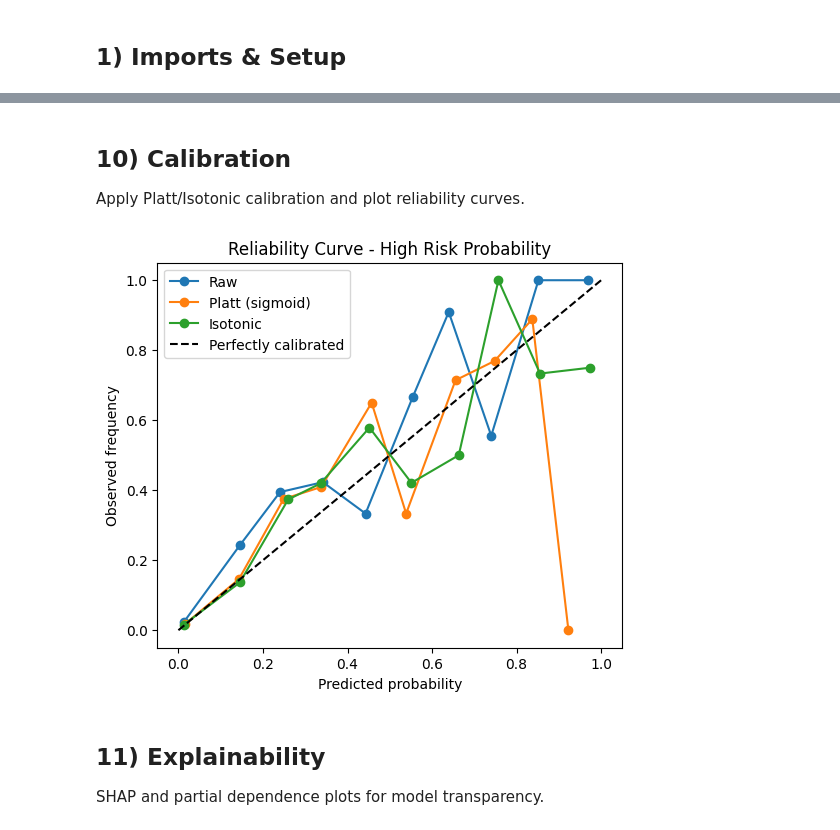
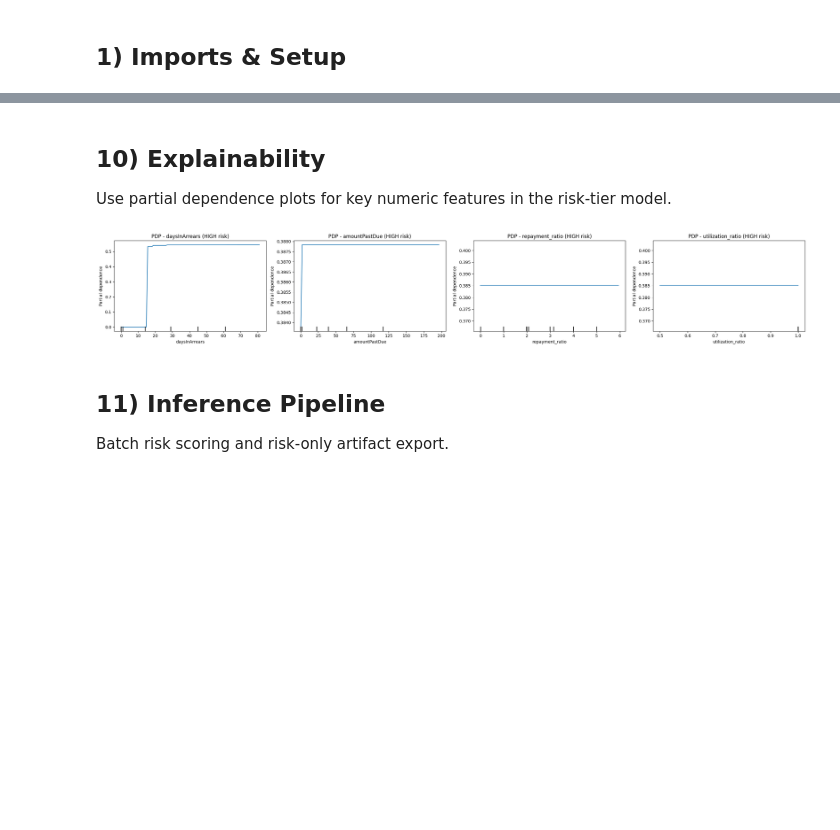
Before and after one commit to inkomoko-cmu/inkomoko-earlywarning-system, a Jupyter notebook: ml/notebooks/risk-model.ipynb, the cells around one changed output, grey strips where cells are left out. Saved outputs shown, nothing was run; the diff lists cells and outputs as text; code cells hidden in the pictures; blank space fills up the shorter version.

```diff
--- a/ml/notebooks/risk-model.ipynb
+++ b/ml/notebooks/risk-model.ipynb
@@ -697,39 +776,38 @@ Brier (high-risk): 0.0438
 # %% [markdown]
-## 10) Calibration
-Apply Platt/Isotonic calibration and plot reliability curves.
+## 10) Explainability
+
+Use partial dependence plots for key numeric features in the risk-tier model.
 # %%
-# Calibrate one-vs-rest probability for HIGH risk class
-high_train = (y_train_ord_num == 2).astype(int)
-high_test = (y_test_ord_num == 2).astype(int)
+try:
+    candidate = [c for c in ["daysInArrears", "amountPastDue", "repayment_ratio", "utilization_ratio"] if c in X_test.columns]
+    if len(candidate) < 2:
+        candidate = [c for c in num_cols if c in X_test.columns][:2]
 
-base_binary = Pipeline([
-    ("prep", preprocess),
-    ("clf", LogisticRegression(max_iter=1000, random_state=SEED)),
-])
+    if not candidate:
+        raise ValueError("No numeric features available for partial dependence")
 
-cal_sigmoid = CalibratedClassifierCV(base_binary, method="sigmoid", cv=3)
-cal_isotonic = CalibratedClassifierCV(base_binary, method="isotonic", cv=3)
+    fig, ax = plt.subplots(1, len(candidate), figsize=(6 * len(candidate), 4))
+    if len(candidate) == 1:
+        ax = [ax]
 
-cal_sigmoid.fit(X_train, high_train)
-cal_isotonic.fit(X_train, high_train)
+    for i, feat in enumerate(candidate):
+        PartialDependenceDisplay.from_estimator(
+            advanced_models["risk_tier"],
+            X_test,
+            [feat],
+            target=2,
+            ax=ax[i],
+        )
+        ax[i].set_title(f"PDP - {feat} (HIGH risk)")
 
-p_sig = cal_sigmoid.predict_proba(X_test)[:, 1]
-p_iso = cal_isotonic.predict_proba(X_test)[:, 1]
-
-fig, ax = plt.subplots(figsize=(6, 5))
-for probs, label in [(adv_ord_proba[:, 2], "Raw"), (p_sig, "Platt (sigmoid)"), (p_iso, "Isotonic")]:
-    frac_pos, mean_pred = calibration_curve(high_test, probs, n_bins=10)
-    ax.plot(mean_pred, frac_pos, marker="o", label=label)
-ax.plot([0, 1], [0, 1], "k--", label="Perfectly calibrated")
-ax.set_title("Reliability Curve - High Risk Probability")
-ax.set_xlabel("Predicted probability")
-ax.set_ylabel("Observed frequency")
-ax.legend()
-plt.savefig(CHARTS_DIR / "calibration_curve.png")
-plt.show()
+    plt.tight_layout()
+    plt.show()
+except Exception as e:
+    print("PDP skipped:", e)
 # %% [output]
-[figure, old version]
+[figure, new version]
 # %% [markdown]
-## 11) Explainability
-SHAP and partial dependence plots for model transparency.
+## 11) Inference Pipeline
+
+Batch risk scoring and risk-only artifact export.
 # %%
```
Also changed, not shown: parts of 24 cells of this notebook, 18 other files.
